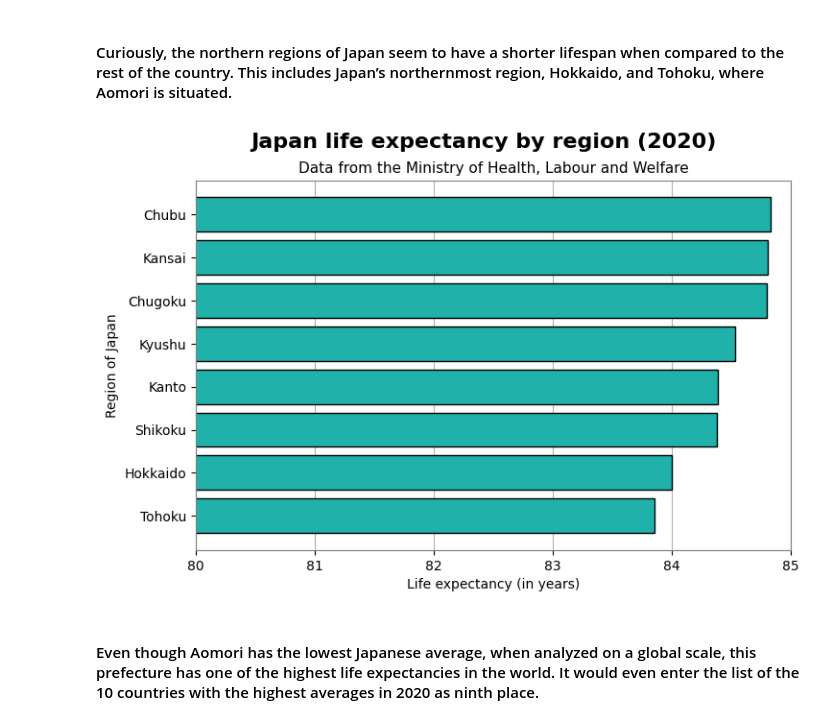
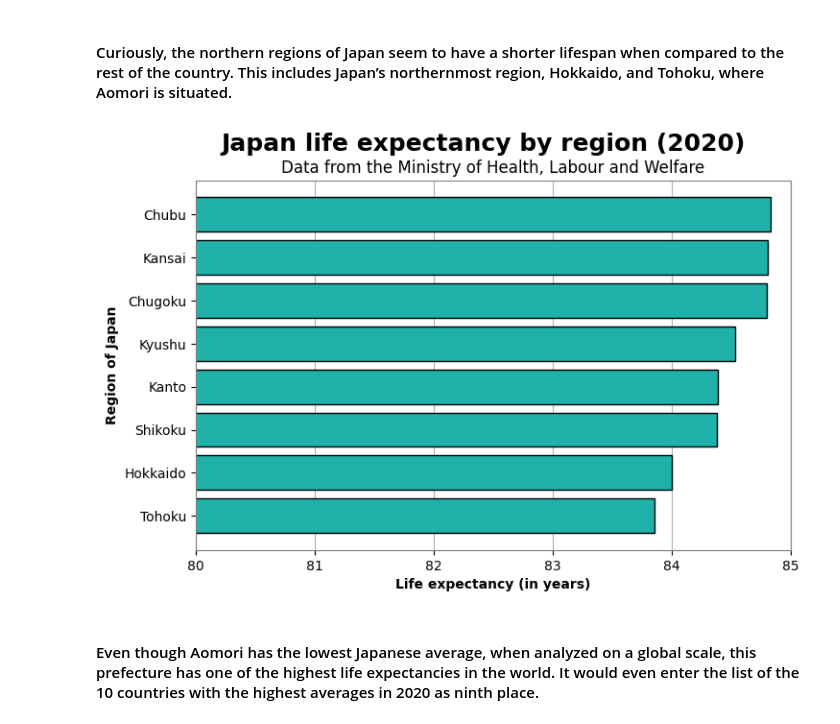
Before and after one commit to rafaseto/japan-life-expectancy, a Jupyter notebook: data_analysis.ipynb, the cells around one changed output. Saved outputs shown, nothing was run; the diff lists cells and outputs as text; code cells hidden in the pictures.

Commit message:
make x and y labels bold

```diff
--- a/data_analysis.ipynb
+++ b/data_analysis.ipynb
@@ -89,38 +89,38 @@ regions = list(regions_avg_sorted.keys())
 regions_life_expectancy = list(regions_avg_sorted.values())
 
 plt.figure(figsize=(8,5))
 
 # bars of the bar chart
 bars_regions = plt.barh(regions, regions_life_expectancy, edgecolor='black', color='lightseagreen', zorder=2)
 
 # Axis object
 ax = plt.gca()
 
 # Change the colors of the axis
 ax.spines['top'].set_color('gray')
 ax.spines['bottom'].set_color('gray')
 ax.spines['left'].set_color('gray')
 ax.spines['right'].set_color('gray')
 
 # X axis interval
 plt.xlim(80, 85)
 
 # Add a grid
 plt.grid(True, axis='x', zorder=0)
 
 # Title of the graph
-plt.suptitle('Japan life expectancy by region (2020)', fontsize=16, fontweight='bold')
+plt.suptitle('Japan life expectancy by region (2020)', fontsize=18, fontweight='bold')
 
 # Subtitle of the graph
-plt.title('Data from the Ministry of Health, Labour and Welfare', fontsize=11)
+plt.title('Data from the Ministry of Health, Labour and Welfare', fontsize=12)
 
 # X and Y labels
-plt.xlabel('Life expectancy (in years)')
-plt.ylabel('Region of Japan')
+plt.xlabel('Life expectancy (in years)', fontweight='bold')
+plt.ylabel('Region of Japan', fontweight='bold')
 
 plt.show()
 # %% [output]
-[figure, old version]
+[figure, new version]
 # %% [markdown]
 #### Even though Aomori has the lowest Japanese average, when analyzed on a global scale, this prefecture has one of the highest life expectancies in the world. It would even enter the list of the 10 countries with the highest averages in 2020 as ninth place.
 # %%
```
